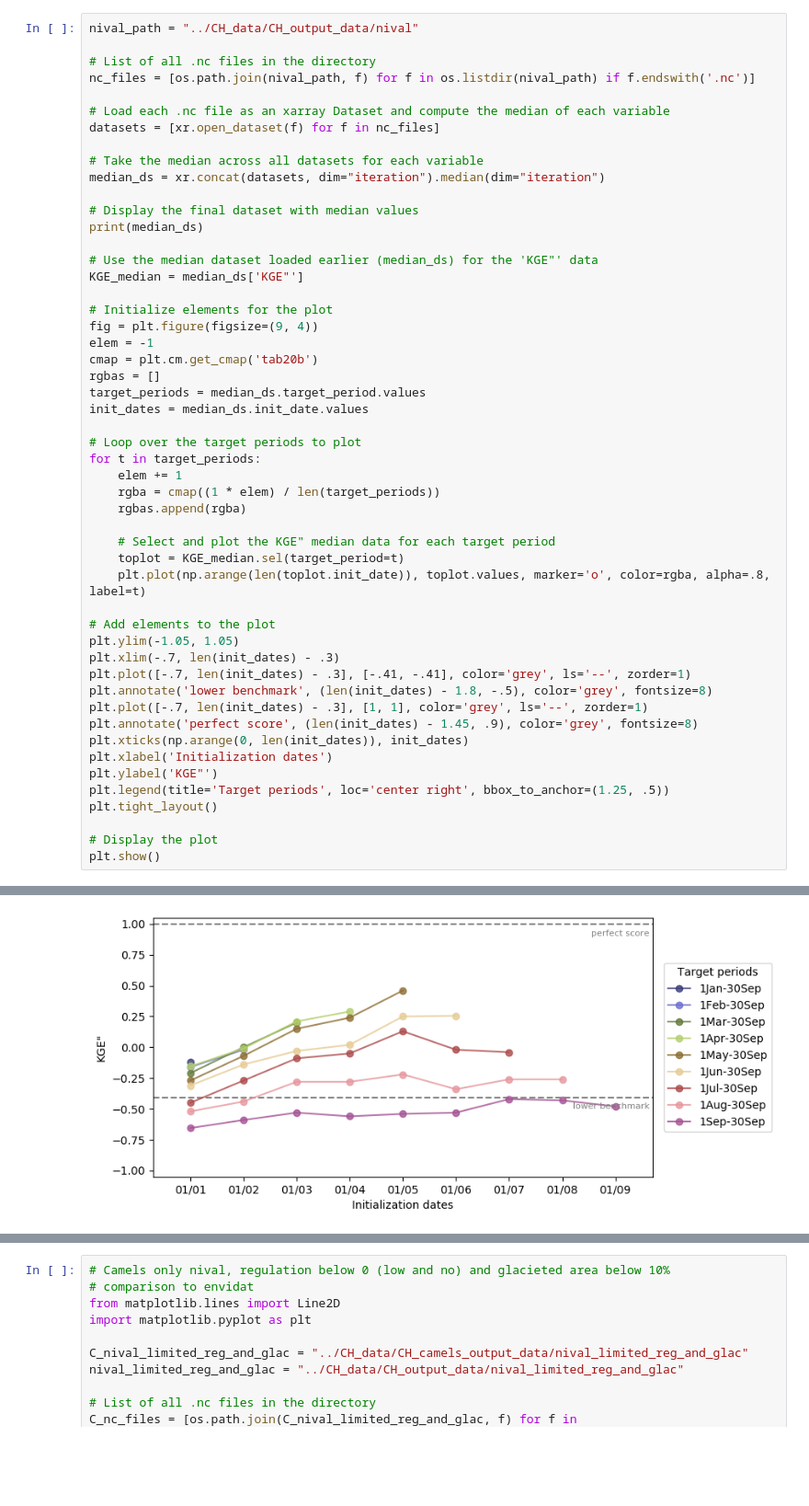
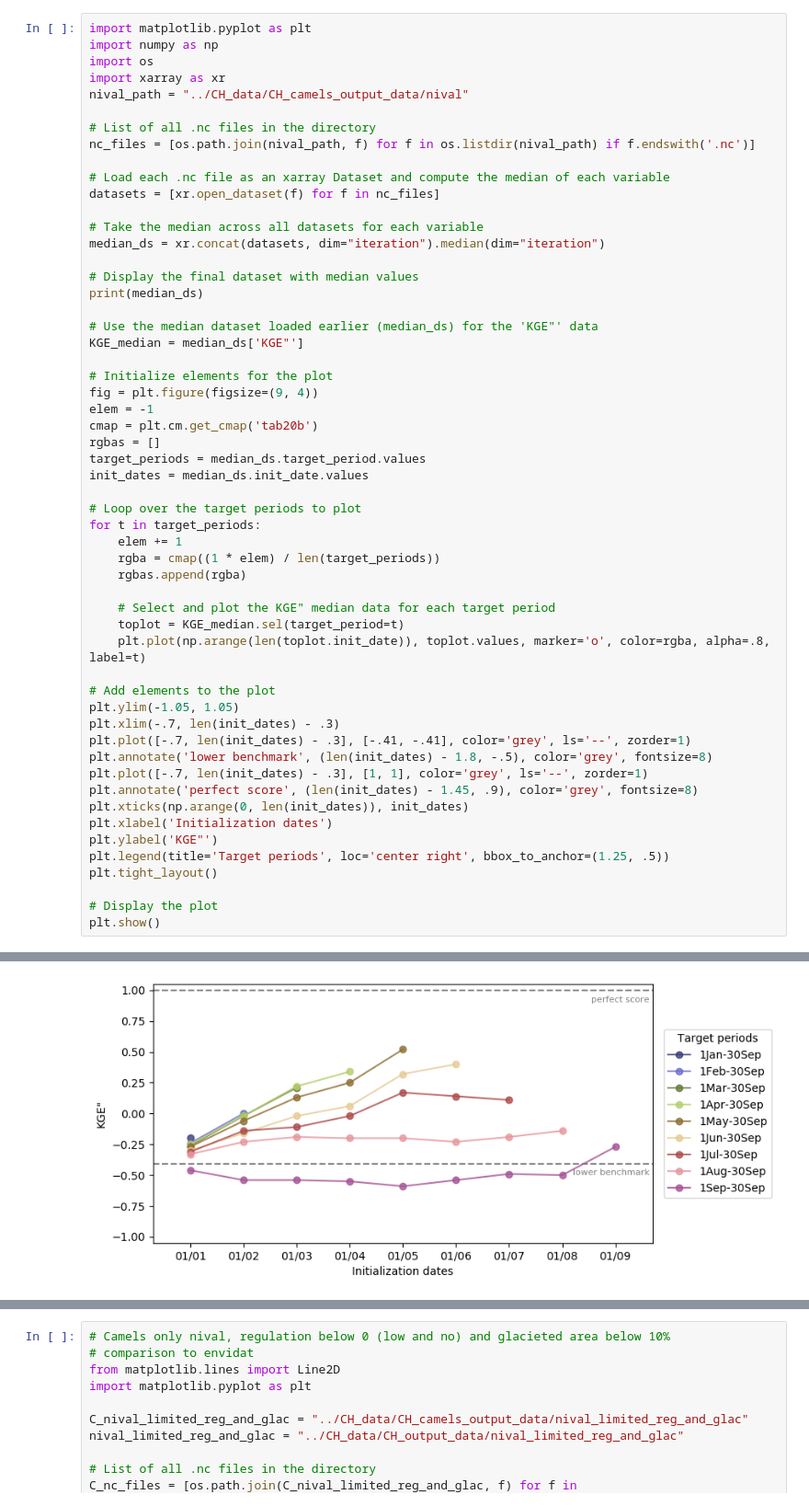
Before and after one commit to Laurin-98/FROSTBYTE_PREVAH, a Jupyter notebook: notebooks/Evaluations.ipynb, the cells around one changed output, grey strips where cells are left out. Shown at 92% size. Drawn from its saved outputs; the diff is of its cells as text; blank space fills up the shorter version.

```diff
--- a/notebooks/Evaluations.ipynb
+++ b/notebooks/Evaluations.ipynb
@@ -282,5 +156,9 @@ fig.savefig('../CH_data/CH_output_plots/evaluation/KGE_nival_low_regulation_medi
 # %%
-nival_path = "../CH_data/CH_output_data/nival"
+import matplotlib.pyplot as plt
+import numpy as np
+import os
+import xarray as xr
+nival_path = "../CH_data/CH_camels_output_data/nival"
 
 # List of all .nc files in the directory
 nc_files = [os.path.join(nival_path, f) for f in os.listdir(nival_path) if f.endswith('.nc')]
@@ -346,2 +224,2 @@ Data variables:
-[figure, old version]
+[figure, new version]
 # %%
```
Also changed, not shown: parts of 16 cells of this notebook, 11 other files.
